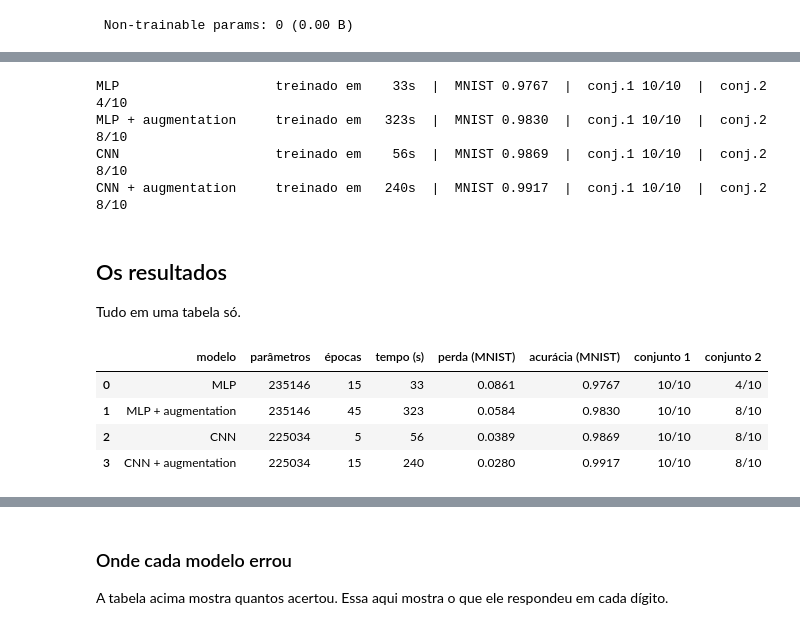
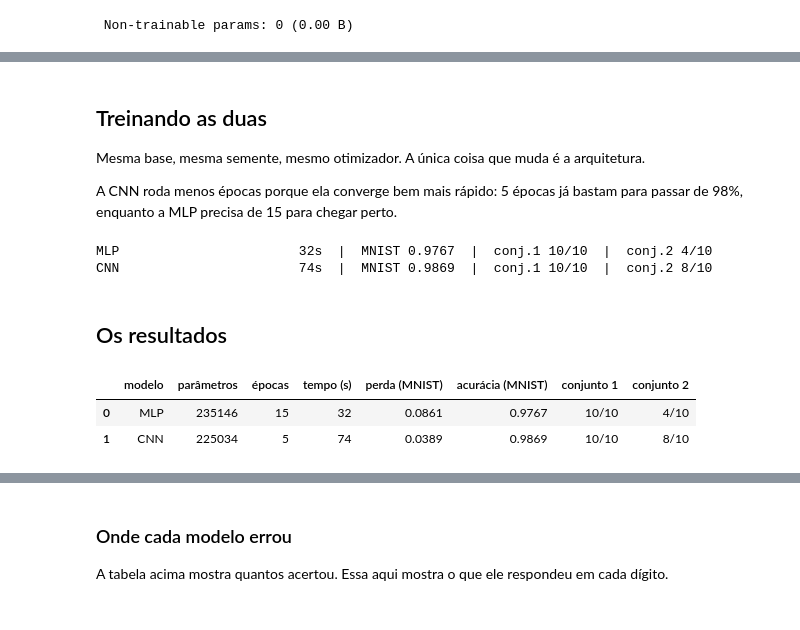
Before and after one commit to marcospontoexe/PUC, a Jupyter notebook: 23-Redes Neurais/atividade_1/mlp_vs_cnn_eficiencia.ipynb, the cells around one changed output, grey strips where cells are left out. Cells and saved outputs as stored; diff of their text form; code cells hidden in the pictures.

```diff
--- a/23-Redes Neurais/atividade_1/mlp_vs_cnn_eficiencia.ipynb
+++ b/23-Redes Neurais/atividade_1/mlp_vs_cnn_eficiencia.ipynb
@@ -276,3 +257,9 @@ Quatro modelos, mesma base, mesma semente. A única variável que muda é a arqu
+# %% [markdown]
+## Treinando as duas
+
+Mesma base, mesma semente, mesmo otimizador. A única coisa que muda é a arquitetura.
+
+A CNN roda menos épocas porque ela converge bem mais rápido: 5 épocas já bastam para passar de 98%, enquanto a MLP precisa de 15 para chegar perto.
 # %%
 def acertos_no_conjunto(modelo, imagens):
     """Roda o modelo nas 10 imagens e conta quantas ele acertou."""
@@ -280,21 +267,28 @@ def acertos_no_conjunto(modelo, imagens):
     return int((previsto == GABARITO).sum()), previsto
 
 
-def roda_experimento(nome, construtor, com_augmentation, epocas):
-    """Treina um modelo e mede tudo que interessa para o comparativo."""
+def roda_experimento(nome, construtor, epocas, fabrica_transformacoes=None):
+    """Treina um modelo e mede tudo que interessa para o comparativo.
+
+    fabrica_transformacoes e uma FUNCAO, nao uma lista pronta. As camadas
+    aleatorias precisam ser criadas depois do set_random_seed abaixo, senao
+    elas herdam a semente do que rodou antes e o resultado deixa de ser
+    reproduzivel.
+    """
     tf.keras.utils.set_random_seed(SEMENTE)
-    modelo = construtor(com_augmentation)
+    transformacoes = fabrica_transformacoes() if fabrica_transformacoes else ()
+    modelo = construtor(transformacoes)
 
     inicio = time.time()
     modelo.fit(x_treino, y_treino_oh, epochs=epocas, batch_size=128, verbose=0)
     duracao = time.time() - inicio
 
     perda, acuracia = modelo.evaluate(x_teste, y_teste_oh, verbose=0)
-    acertos_c1, previsto_c1 = acertos_no_conjunto(modelo, conjunto_mnist)
+    acertos_c1, _ = acertos_no_conjunto(modelo, conjunto_mnist)
     acertos_c2, previsto_c2 = acertos_no_conjunto(modelo, conjunto_novo)
 
-    print(f"{nome:<22} treinado em {duracao:5.0f}s  |  "
-          f"MNIST {acuracia:.4f}  |  conj.1 {acertos_c1}/10  |  conj.2 {acertos_c2}/10")
+    print(f"{nome:<22} {duracao:5.0f}s  |  MNIST {acuracia:.4f}  |  "
+          f"conj.1 {acertos_c1}/10  |  conj.2 {acertos_c2}/10")
 
     return {
         "modelo": nome,
@@ -309,31 +303,26 @@ def roda_experimento(nome, construtor, com_augmentation, epocas):
     }
 
 
-EXPERIMENTOS = [
-    ("MLP",                monta_mlp, False, 15),
-    ("MLP + augmentation", monta_mlp, True,  45),
-    ("CNN",                monta_cnn, False,  5),
-    ("CNN + augmentation", monta_cnn, True,  15),
+resultados = [
+    roda_experimento("MLP", monta_mlp, epocas=15),
+    roda_experimento("CNN", monta_cnn, epocas=5),
 ]
-
-resultados = [roda_experimento(*e) for e in EXPERIMENTOS]
 # %% [output]
-MLP                    treinado em    33s  |  MNIST 0.9767  |  conj.1 10/10  |  conj.2 4/10
-MLP + augmentation     treinado em   323s  |  MNIST 0.9830  |  conj.1 10/10  |  conj.2 8/10
-CNN                    treinado em    56s  |  MNIST 0.9869  |  conj.1 10/10  |  conj.2 8/10
-CNN + augmentation     treinado em   240s  |  MNIST 0.9917  |  conj.1 10/10  |  conj.2 8/10
+MLP                       32s  |  MNIST 0.9767  |  conj.1 10/10  |  conj.2 4/10
+CNN                       74s  |  MNIST 0.9869  |  conj.1 10/10  |  conj.2 8/10
 # %% [markdown]
 ## Os resultados
-
-Tudo em uma tabela só.
 # %%
-tabela = pd.DataFrame(resultados).drop(columns=["previsões conj.2"])
-tabela["conjunto 1"] = tabela["conjunto 1"].astype(str) + "/10"
-tabela["conjunto 2"] = tabela["conjunto 2"].astype(str) + "/10"
-tabela
+def tabela_de(resultados):
+    """Monta a tabela comparativa a partir da lista de resultados."""
+    t = pd.DataFrame(resultados).drop(columns=["previsões conj.2"])
+    t["conjunto 1"] = t["conjunto 1"].astype(str) + "/10"
+    t["conjunto 2"] = t["conjunto 2"].astype(str) + "/10"
+    return t
+
+
+tabela_de(resultados)
 # %% [output]
 |  | modelo | parâmetros | épocas | tempo (s) | perda (MNIST) | acurácia (MNIST) | conjunto 1 | conjunto 2 |
-| 0 | MLP | 235146 | 15 | 33 | 0.0861 | 0.9767 | 10/10 | 4/10 |
-| 1 | MLP + augmentation | 235146 | 45 | 323 | 0.0584 | 0.9830 | 10/10 | 8/10 |
-| 2 | CNN | 225034 | 5 | 56 | 0.0389 | 0.9869 | 10/10 | 8/10 |
-| 3 | CNN + augmentation | 225034 | 15 | 240 | 0.0280 | 0.9917 | 10/10 | 8/10 |
+| 0 | MLP | 235146 | 15 | 32 | 0.0861 | 0.9767 | 10/10 | 4/10 |
+| 1 | CNN | 225034 | 5 | 74 | 0.0389 | 0.9869 | 10/10 | 8/10 |
```
Also changed, not shown: parts of 32 cells of this notebook, 15 other files.
